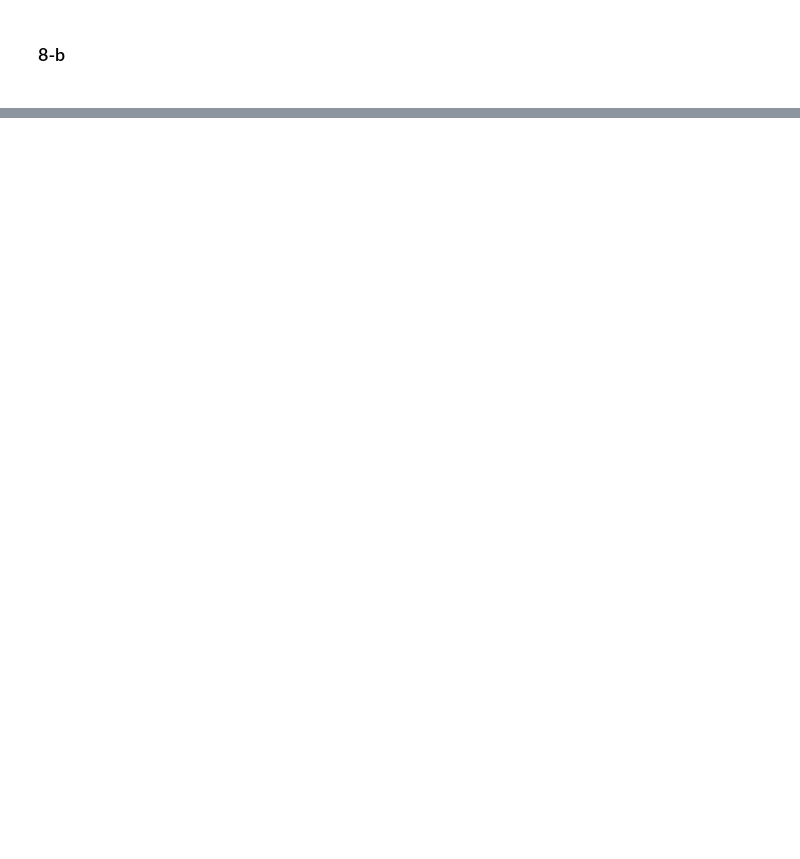
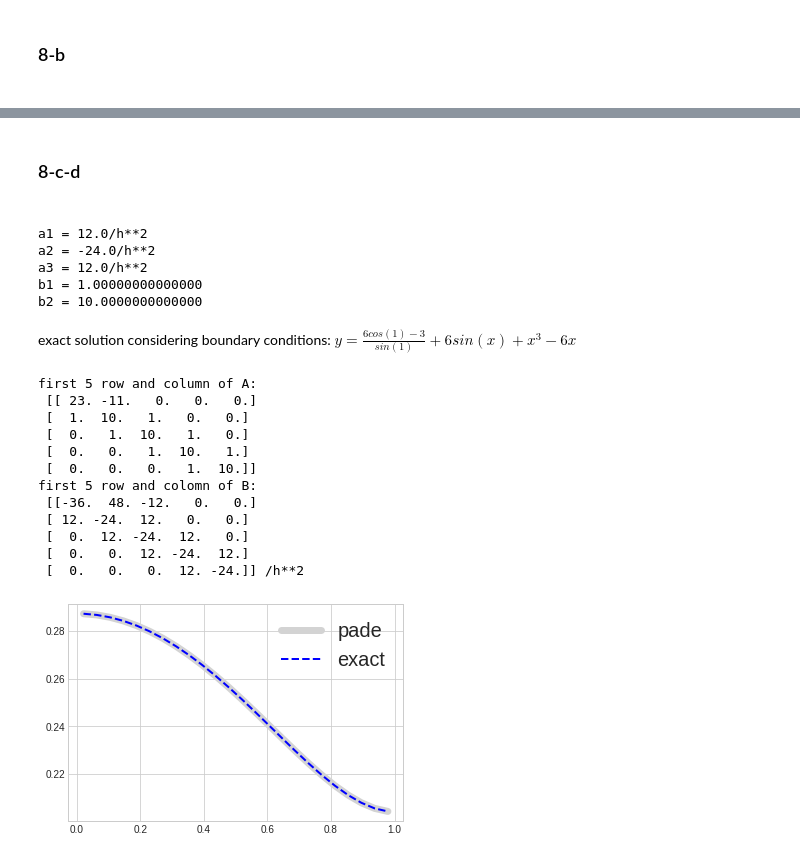
Before and after one commit to zomorodiyan/MAE-5093, a Jupyter notebook: MAE5093_HW2.ipynb, the cells around one changed output, grey strips where cells are left out. Cells and saved outputs as stored; diff of their text form; code cells hidden in the pictures; blank space fills up the shorter version.

```diff
--- a/MAE5093_HW2.ipynb
+++ b/MAE5093_HW2.ipynb
@@ -242,2 +257,11 @@ $∴\lim_{kh\to0} \frac{k'^2h^2}{k^2h^2} = \frac{k^2h^2}{k^2h^2} = 1 $
 # %% [markdown]
 <h3> 8-b <h3>
+# %%
+b2 = symbols('b2')
+vars = Matrix([a1,a2,a3,a4,b2,1]); nvars = len(vars)-1 #n of unknowns
+coeffs=[0.5,1.5,2.5,3,1.5,0.5]
+coeffs2=[1,1,1,1,-1,-1]
+orders=[0,0,0,1,2,2]
+ansr = discretize(vars,nvars,coeffs,coeffs2,orders)
+for i in range(nvars):
+  print(*vars[i,:], '=' ,ansr[i])
@@ -243,0 +274,17 @@ $∴\lim_{kh\to0} \frac{k'^2h^2}{k^2h^2} = \frac{k^2h^2}{k^2h^2} = 1 $
+# %% [markdown]
+<h3> 8-c-d <h3>
+# %%
+b1,b2,b3 = symbols('b1,b2,b3')
+vars = Matrix([a1,a2,a3,b1,b2,1]); nvars = len(vars)-1 #n of unknowns
+coeffs=[0.5,1.5,2.5,0.5,1.5,2.5]
+coeffs2=[1,1,1,-1,-1,-1]
+orders=[0,0,0,2,2,2]
+ansm = discretize(vars,nvars,coeffs,coeffs2,orders)
+for i in range(nvars):
+  print(*vars[i,:], '=' ,ansm[i])
+# %% [output]
+a1 = 12.0/h**2
+a2 = -24.0/h**2
+a3 = 12.0/h**2
+b1 = 1.00000000000000
+b2 = 10.0000000000000
@@ -243,0 +308,53 @@ $∴\lim_{kh\to0} \frac{k'^2h^2}{k^2h^2} = \frac{k^2h^2}{k^2h^2} = 1 $
+# %% [markdown]
+exact solution considering boundary conditions:
+$y = \frac{6cos(1)-3}{sin(1)}  +6sin(x) + x^3 - 6x$
+# %%
+#@title solve dicretized version of $\frac{d^2y}{dx^2}+y = x^3$ by matrix inversion
+bgn = 0; fin = 1
+size = 24; h = (fin-bgn)/size
+x = np.linspace(bgn+h/2,fin-h/2,size)
+A = np.zeros([size,size])
+B = np.zeros([size,size])
+C = np.zeros([size])
+
+# update A B C for the first/last row
+cl = 23*np.array([1,-11/23,0])
+cr = 23*np.array([-36/23,48/23,-12/23])
+A[0,0:3] = cl
+B[0,0:3] = cr
+C[0] = np.dot(cl,x[0:3]**3)
+cl = 23*np.array([0,-11/23,1])
+cr = 23*np.array([-12/23,48/23,-36/23])
+A[size-1,size-3:size] = cl
+B[size-1,size-3:size] = cr
+C[size-1] = np.dot(cl,x[size-3:size]**3)
+cl = np.array([1,10,1])
+cr = np.array([12,-24,12])
+for i in range(1,size-1):
+  A[i,i-1:i+2] = cl
+  B[i,i-1:i+2] = cr
+  C[i] = np.dot(cl,x[i-1:i+2]**3)
+solution = np.linalg.inv(A+B/h**2)@(C)
+plt.plot(x,solution,linewidth=7,color='lightgray')
+exact =  (6*np.cos(1)-3)/np.sin(1)*np.cos(x)\
+          + 6*np.sin(x) + x**3 -6*x
+plt.plot(x,exact,'--',linewidth=2,color='blue')
+plt.legend(["pade","exact"], prop={"size":20})
+
+from termcolor import colored
+print('first 5 row and column of A:\n',colored(A[:5,:5],'green'))
+print('first 5 row and colomn of B:\n',colored(B[:5,:5],'blue'),colored('/h**2','blue'))
+# %% [output]
+first 5 row and column of A:
+ [[ 23. -11.   0.   0.   0.]
+ [  1.  10.   1.   0.   0.]
+ [  0.   1.  10.   1.   0.]
+ [  0.   0.   1.  10.   1.]
+ [  0.   0.   0.   1.  10.]]
+first 5 row and colomn of B:
+ [[-36.  48. -12.   0.   0.]
+ [ 12. -24.  12.   0.   0.]
+ [  0.  12. -24.  12.   0.]
+ [  0.   0.  12. -24.  12.]
+ [  0.   0.   0.  12. -24.]] /h**2
+[figure, added]
```
Also changed, not shown: parts of 6 cells of this notebook.
